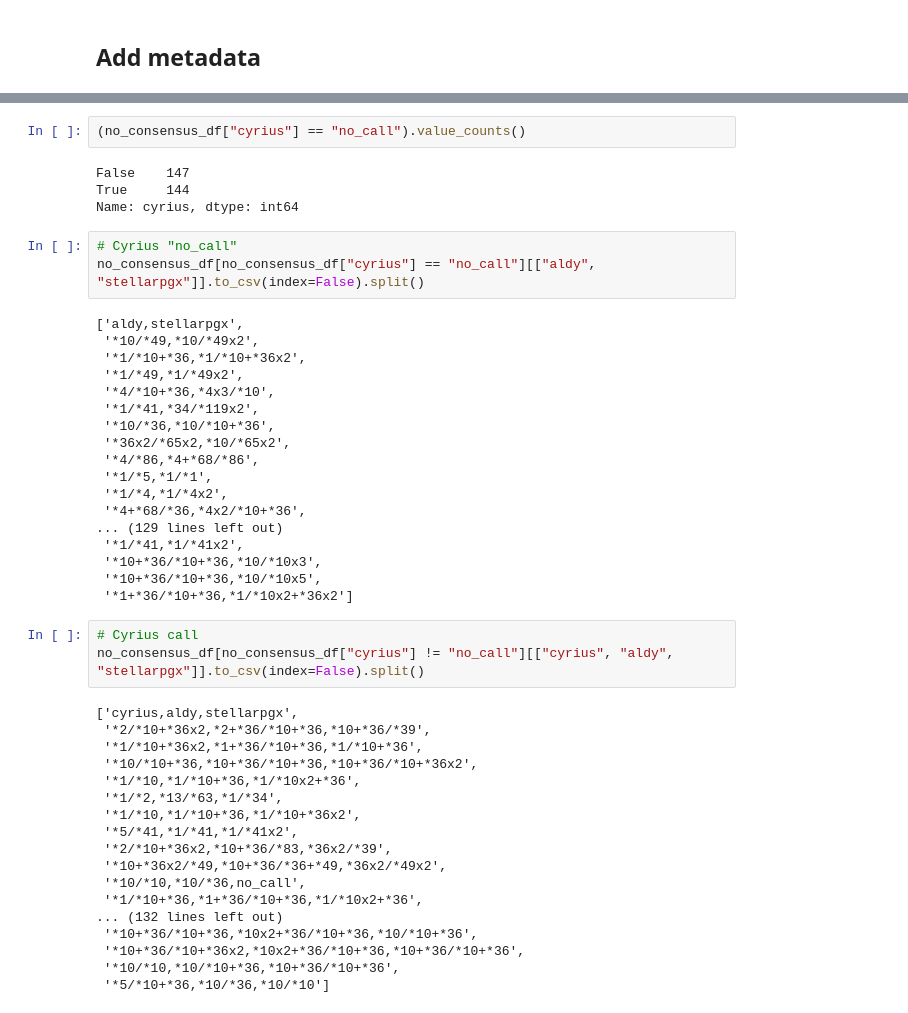
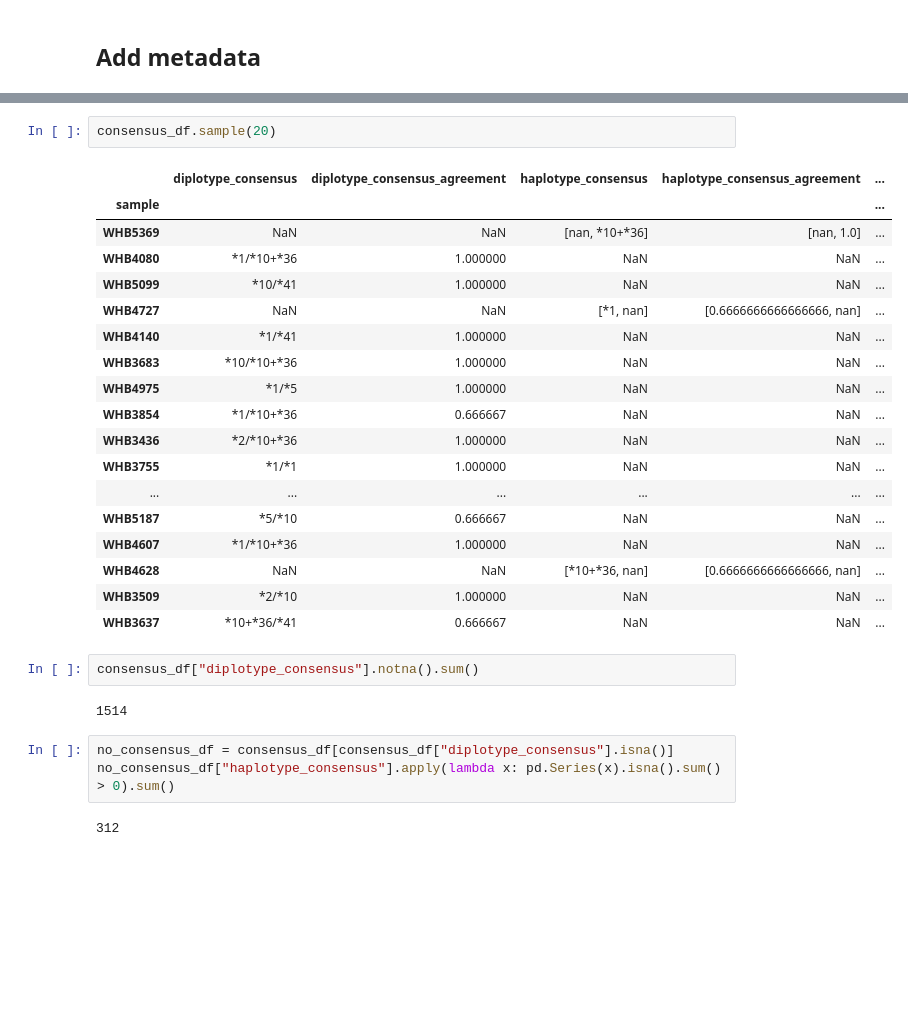
Before and after one commit to c-BIG/SG10K-CYP2D6, a Jupyter notebook: pipelines/consensus/consensus.ipynb, the cells around one changed output, grey strips where cells are left out. Cells and saved outputs as stored; diff of their text form; blank space fills up the shorter version.

```diff
--- a/pipelines/consensus/consensus.ipynb
+++ b/pipelines/consensus/consensus.ipynb
@@ -141,48 +179,30 @@ Name: genetic_ancestry, dtype: int64
-# %%
-(no_consensus_df["cyrius"] == "no_call").value_counts()
-# %% [output]
-False    147
-True     144
-Name: cyrius, dtype: int64
-# %%
-# Cyrius "no_call"
-no_consensus_df[no_consensus_df["cyrius"] == "no_call"][["aldy", "stellarpgx"]].to_csv(index=False).split()
-# %% [output]
-['aldy,stellarpgx',
- '*10/*49,*10/*49x2',
- '*1/*10+*36,*1/*10+*36x2',
- '*1/*49,*1/*49x2',
- '*4/*10+*36,*4x3/*10',
- '*1/*41,*34/*119x2',
- '*10/*36,*10/*10+*36',
- '*36x2/*65x2,*10/*65x2',
- '*4/*86,*4+*68/*86',
- '*1/*5,*1/*1',
- '*1/*4,*1/*4x2',
- '*4+*68/*36,*4x2/*10+*36',
-... (129 lines left out)
- '*1/*41,*1/*41x2',
- '*10+*36/*10+*36,*10/*10x3',
- '*10+*36/*10+*36,*10/*10x5',
- '*1+*36/*10+*36,*1/*10x2+*36x2']
-# %%
-# Cyrius call
-no_consensus_df[no_consensus_df["cyrius"] != "no_call"][["cyrius", "aldy", "stellarpgx"]].to_csv(index=False).split()
-# %% [output]
-['cyrius,aldy,stellarpgx',
- '*2/*10+*36x2,*2+*36/*10+*36,*10+*36/*39',
- '*1/*10+*36x2,*1+*36/*10+*36,*1/*10+*36',
- '*10/*10+*36,*10+*36/*10+*36,*10+*36/*10+*36x2',
- '*1/*10,*1/*10+*36,*1/*10x2+*36',
- '*1/*2,*13/*63,*1/*34',
- '*1/*10,*1/*10+*36,*1/*10+*36x2',
- '*5/*41,*1/*41,*1/*41x2',
- '*2/*10+*36x2,*10+*36/*83,*36x2/*39',
- '*10+*36x2/*49,*10+*36/*36+*49,*36x2/*49x2',
- '*10/*10,*10/*36,no_call',
- '*1/*10+*36,*1+*36/*10+*36,*1/*10x2+*36',
-... (132 lines left out)
- '*10+*36/*10+*36,*10x2+*36/*10+*36,*10/*10+*36',
- '*10+*36/*10+*36x2,*10x2+*36/*10+*36,*10+*36/*10+*36',
- '*10/*10,*10/*10+*36,*10+*36/*10+*36',
- '*5/*10+*36,*10/*36,*10/*10']
+# %%
+consensus_df.sample(20)
+# %% [output]
+|  | diplotype_consensus | diplotype_consensus_agreement | haplotype_consensus | haplotype_consensus_agreement | ... |
+| sample |  |  |  |  | ... |
+| WHB5369 | NaN | NaN | [nan, *10+*36] | [nan, 1.0] | ... |
+| WHB4080 | *1/*10+*36 | 1.000000 | NaN | NaN | ... |
+| WHB5099 | *10/*41 | 1.000000 | NaN | NaN | ... |
+| WHB4727 | NaN | NaN | [*1, nan] | [0.6666666666666666, nan] | ... |
+| WHB4140 | *1/*41 | 1.000000 | NaN | NaN | ... |
+| WHB3683 | *10/*10+*36 | 1.000000 | NaN | NaN | ... |
+| WHB4975 | *1/*5 | 1.000000 | NaN | NaN | ... |
+| WHB3854 | *1/*10+*36 | 0.666667 | NaN | NaN | ... |
+| WHB3436 | *2/*10+*36 | 1.000000 | NaN | NaN | ... |
+| WHB3755 | *1/*1 | 1.000000 | NaN | NaN | ... |
+| ... | ... | ... | ... | ... | ... |
+| WHB5187 | *5/*10 | 0.666667 | NaN | NaN | ... |
+| WHB4607 | *1/*10+*36 | 1.000000 | NaN | NaN | ... |
+| WHB4628 | NaN | NaN | [*10+*36, nan] | [0.6666666666666666, nan] | ... |
+| WHB3509 | *2/*10 | 1.000000 | NaN | NaN | ... |
+| WHB3637 | *10+*36/*41 | 0.666667 | NaN | NaN | ... |
+# %%
+consensus_df["diplotype_consensus"].notna().sum()
+# %% [output]
+1514
+# %%
+no_consensus_df = consensus_df[consensus_df["diplotype_consensus"].isna()]
+no_consensus_df["haplotype_consensus"].apply(lambda x: pd.Series(x).isna().sum() > 0).sum()
+# %% [output]
+312
```
Also changed, not shown: parts of 42 cells of this notebook.
